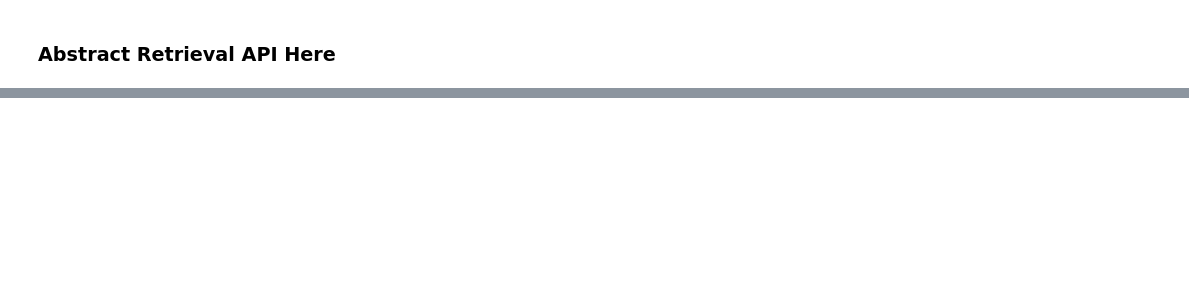
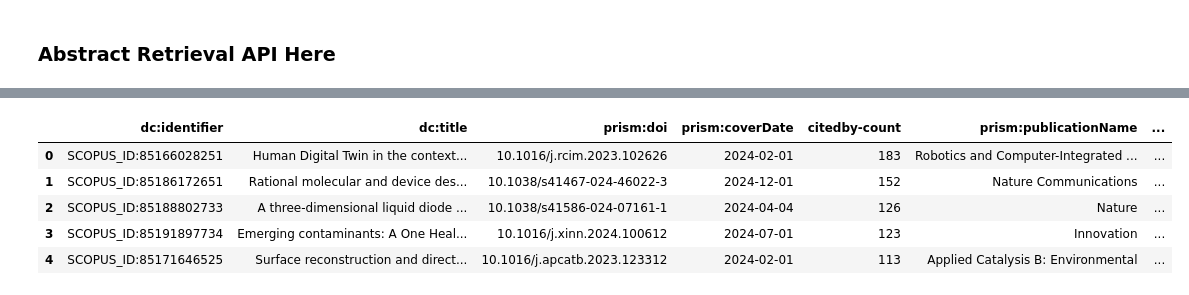
Before and after one commit to bennisyiu/ipao-portfolio-projects, a Jupyter notebook: scopus_project.ipynb, the cells around one changed output, grey strips where cells are left out. Cells and saved outputs as stored; diff of their text form; code cells hidden in the pictures; blank space fills up the shorter version.

```diff
--- a/scopus_project.ipynb
+++ b/scopus_project.ipynb
@@ -776,2 +1111,24 @@ OperationalError: connection to server at "portfolio-projects.ctoiwe860cq9.ap-so
 # %% [markdown]
 ### Abstract Retrieval API Here
+# %%
+def abstract_retrieval(scopus_credentials, doi):
+    print(f'abstract_retrieval() method for DOI: {doi}')
+
+    scopus_api_key = scopus_credentials['access_token']
+    url = f'https://api.elsevier.com/content/abstract/doi/{doi}'
+
+    headers = {
+        'X-ELS-APIKey': scopus_api_key,
+        'Accept': 'application/json'
+    }
+
+    response = requests.get(url, headers=headers)
+    print(f"Response status code: {response.status_code}")
+    response.raise_for_status()
+
+    json_response = response.json()
+    # Print first 500 characters
+    print(
+        f"Response structure: {json.dumps(json_response, indent=2)[:500]}...")
+
+    return json_response
@@ -777,0 +1342,2 @@ OperationalError: connection to server at "portfolio-projects.ctoiwe860cq9.ap-so
+# %%
+abstract_test_df = abstract_retrieval_procedures()
@@ -777,0 +1362,9 @@ OperationalError: connection to server at "portfolio-projects.ctoiwe860cq9.ap-so
+# %%
+abstract_test_df.head()
+# %% [output]
+|  | dc:identifier | dc:title | prism:doi | prism:coverDate | citedby-count | prism:publicationName | ... |
+| 0 | SCOPUS_ID:85166028251 | Human Digital Twin in the context... | 10.1016/j.rcim.2023.102626 | 2024-02-01 | 183 | Robotics and Computer-Integrated ... | ... |
+| 1 | SCOPUS_ID:85186172651 | Rational molecular and device des... | 10.1038/s41467-024-46022-3 | 2024-12-01 | 152 | Nature Communications | ... |
+| 2 | SCOPUS_ID:85188802733 | A three-dimensional liquid diode ... | 10.1038/s41586-024-07161-1 | 2024-04-04 | 126 | Nature | ... |
+| 3 | SCOPUS_ID:85191897734 | Emerging contaminants: A One Heal... | 10.1016/j.xinn.2024.100612 | 2024-07-01 | 123 | Innovation | ... |
+| 4 | SCOPUS_ID:85171646525 | Surface reconstruction and direct... | 10.1016/j.apcatb.2023.123312 | 2024-02-01 | 113 | Applied Catalysis B: Environmental | ... |
```
Also changed, not shown: parts of 23 cells of this notebook, 10 other files.
